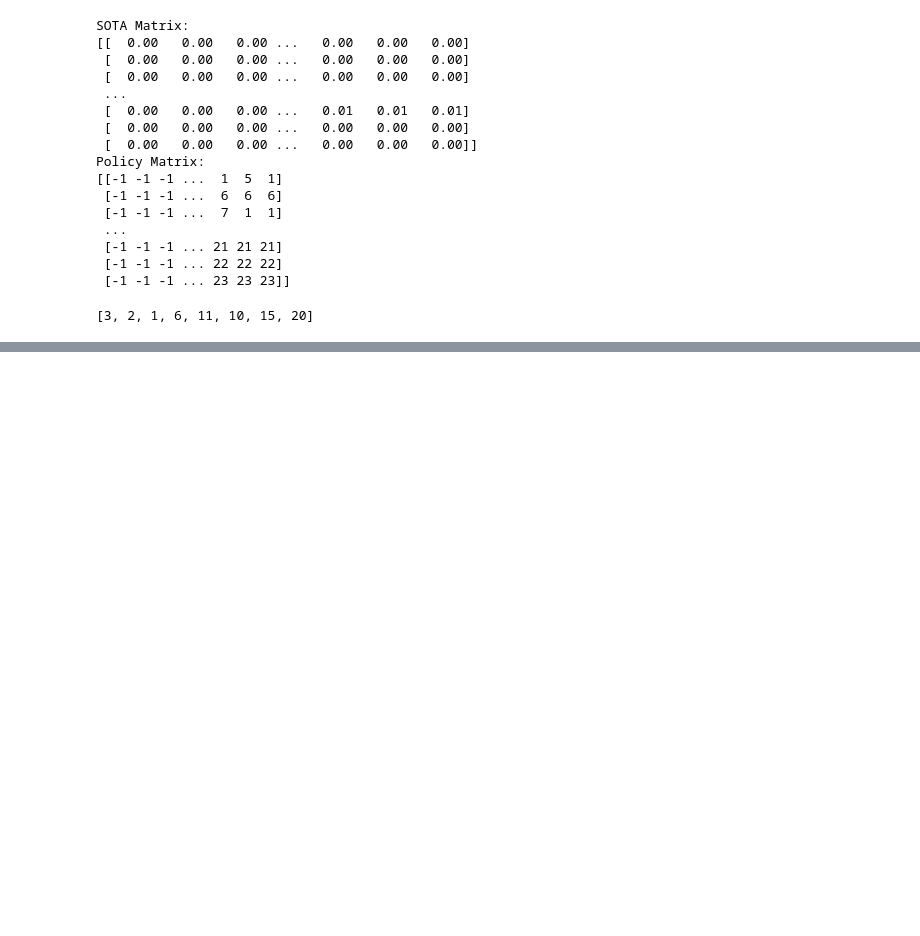
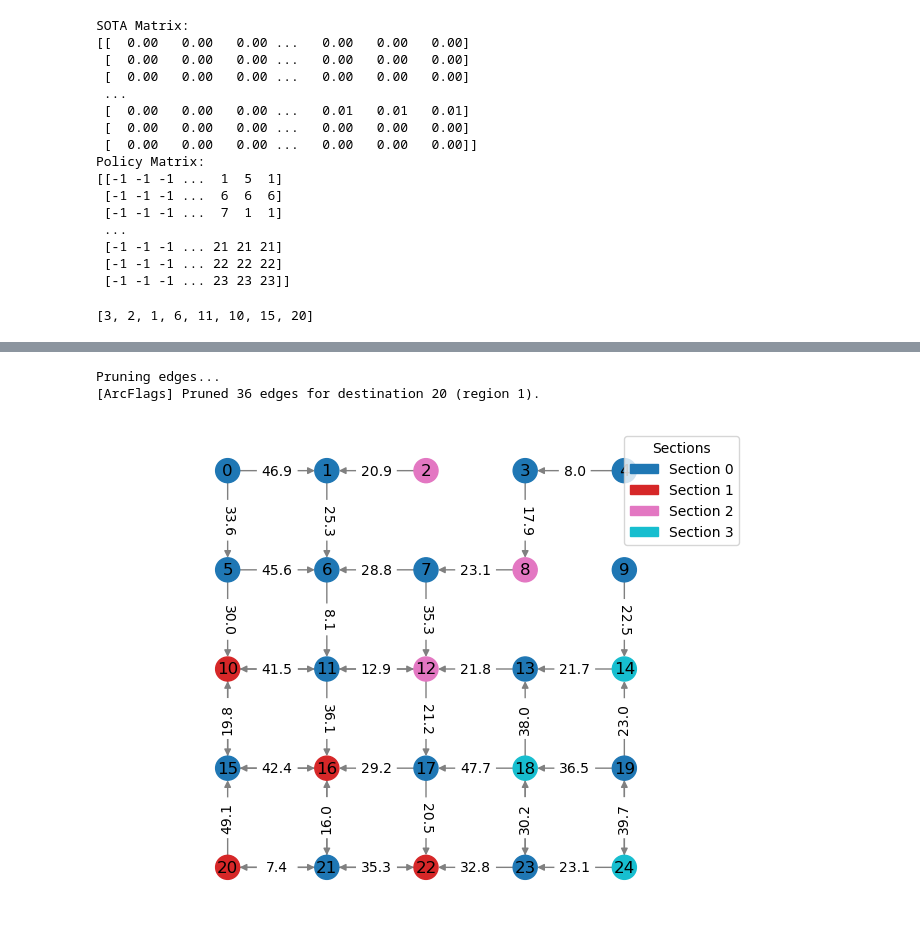
Before and after one commit to samuelepeirone/SOTA-py, a Jupyter notebook: notebook/SOTASolvers and Pruning techniques.ipynb, the cells around one changed output, grey strips where cells are left out. Saved outputs shown, nothing was run; the diff lists cells and outputs as text; code cells hidden in the pictures; blank space fills up the shorter version.

```diff
--- a/notebook/SOTASolvers and Pruning techniques.ipynb
+++ b/notebook/SOTASolvers and Pruning techniques.ipynb
@@ -232,0 +213,5 @@ KeyboardInterrupt:
+# %%
+adj_matrix, var_matrix = matrix.get_matrices()
+graph = StochasticGraph(adjacency_matrix=adj_matrix, variance_matrix=var_matrix)
+d = Dijkstra(adj_matrix)
+f = detArcFlags(graph, 4, d, destination_node)
@@ -232,0 +242,9 @@ KeyboardInterrupt:
+# %%
+f.arcflags_pruning()
+# %% [output]
+Pruning edges...
+[ArcFlags] Pruned 36 edges for destination 20 (region 1).
+# %%
+f.print_graph_sections()
+# %% [output]
+[figure, added]
```
Also changed, not shown: parts of 22 cells of this notebook, 6 other files.
